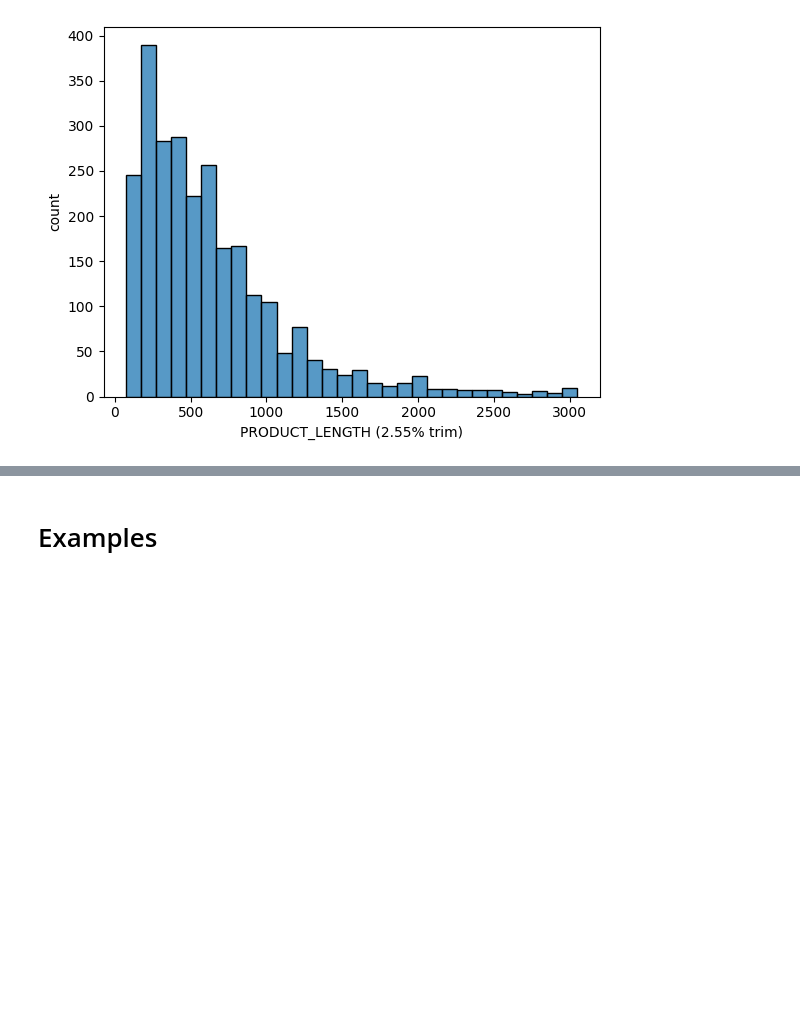
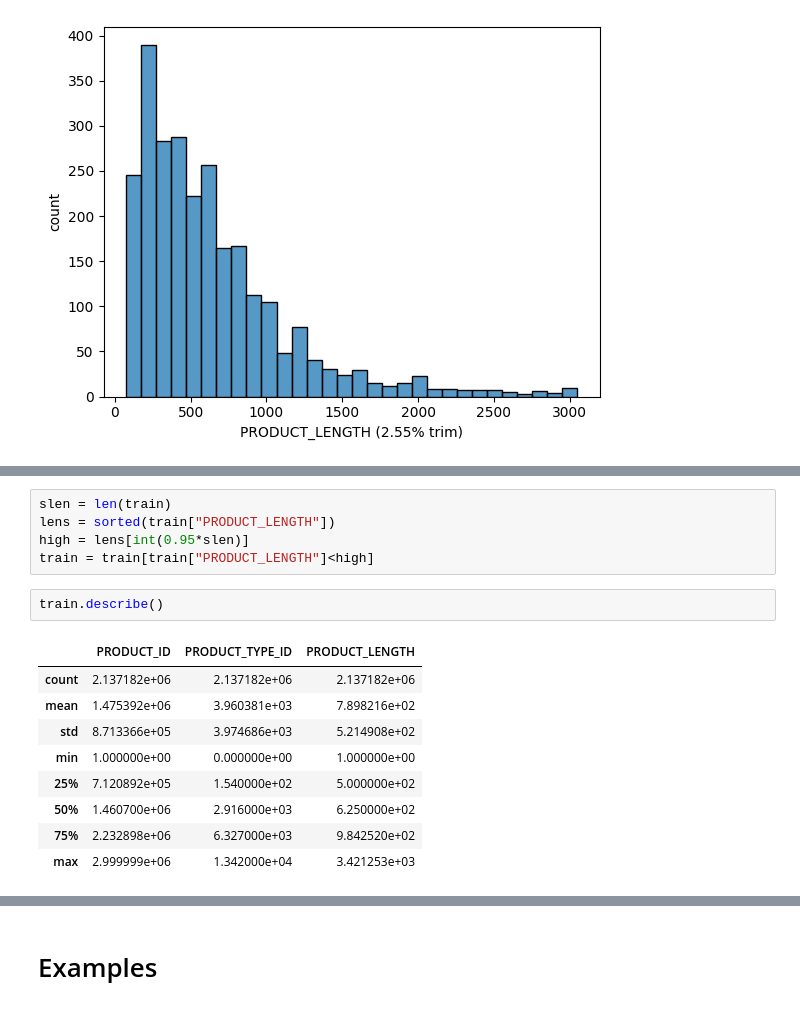
Before and after one commit to PratikGarai/Amazon-ML-Challenge-2023, a Jupyter notebook: Notebooks/Amazon_ML_Challenge_1_Dataset_Exploration.ipynb, the cells around one changed output, grey strips where cells are left out. Cells and saved outputs as stored; diff of their text form; blank space fills up the shorter version.

```diff
--- a/Notebooks/Amazon_ML_Challenge_1_Dataset_Exploration.ipynb
+++ b/Notebooks/Amazon_ML_Challenge_1_Dataset_Exploration.ipynb
@@ -336 +356,18 @@ for pid in tqdm(trainpid) :
+# %%
+slen = len(train)
+lens = sorted(train["PRODUCT_LENGTH"])
+high = lens[int(0.95*slen)]
+train = train[train["PRODUCT_LENGTH"]<high]
+# %%
+train.describe()
+# %% [output]
+|  | PRODUCT_ID | PRODUCT_TYPE_ID | PRODUCT_LENGTH |
+| count | 2.137182e+06 | 2.137182e+06 | 2.137182e+06 |
+| mean | 1.475392e+06 | 3.960381e+03 | 7.898216e+02 |
+| std | 8.713366e+05 | 3.974686e+03 | 5.214908e+02 |
+| min | 1.000000e+00 | 0.000000e+00 | 1.000000e+00 |
+| 25% | 7.120892e+05 | 1.540000e+02 | 5.000000e+02 |
+| 50% | 1.460700e+06 | 2.916000e+03 | 6.250000e+02 |
+| 75% | 2.232898e+06 | 6.327000e+03 | 9.842520e+02 |
+| max | 2.999999e+06 | 1.342000e+04 | 3.421253e+03 |
 # %%
```
Also changed, not shown: parts of 27 cells of this notebook.
